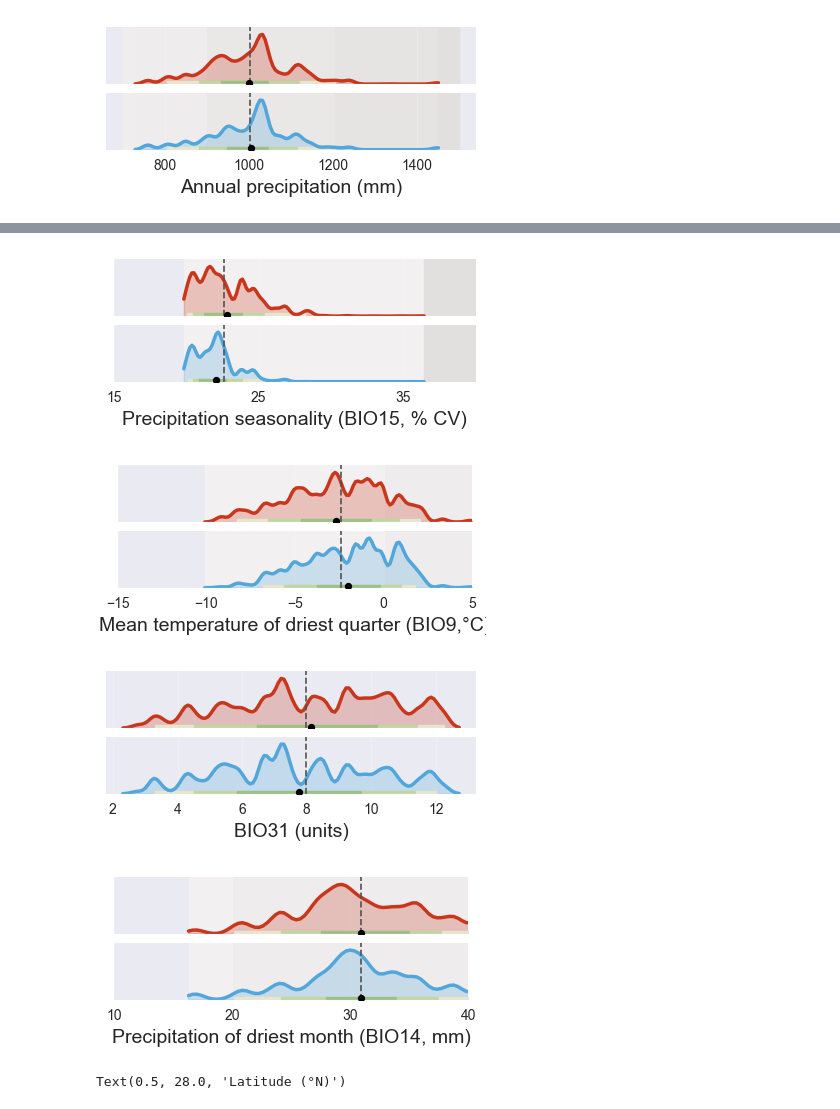
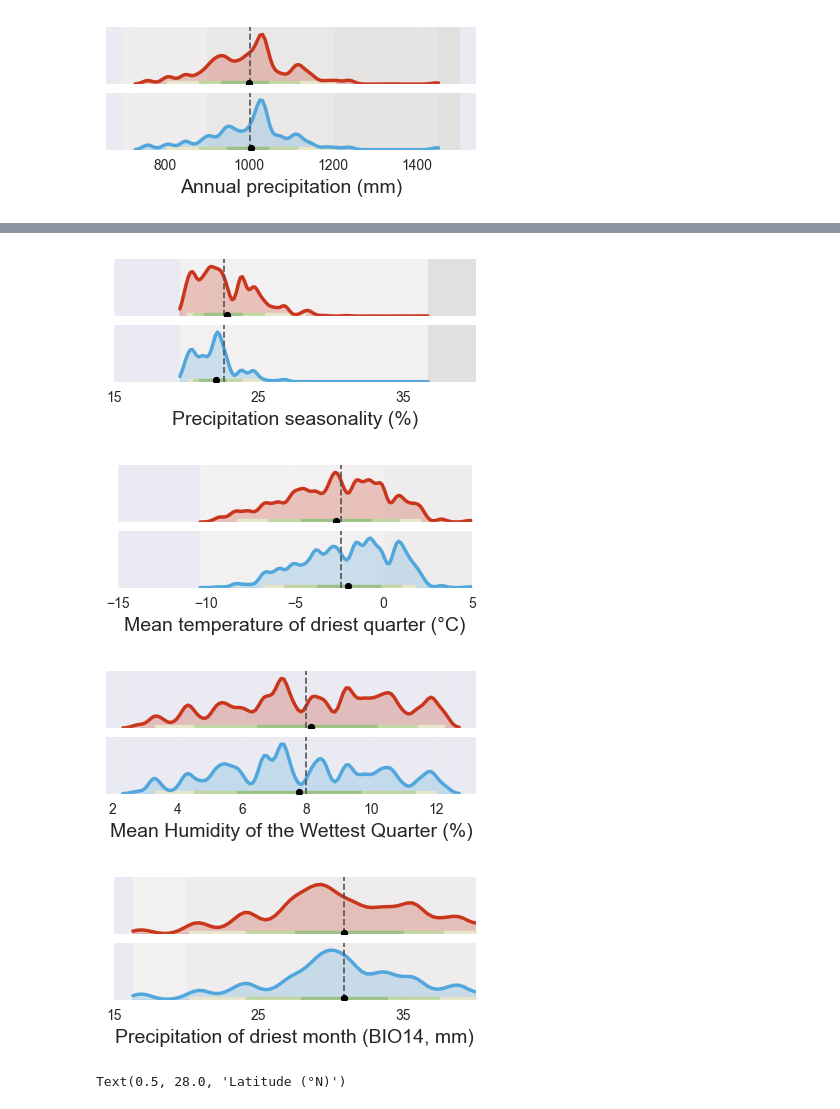
Before and after one commit to jorgelizarazo94/Maple_Quebecois, a Jupyter notebook: Maples_split.ipynb, the cells around one changed output, grey strips where cells are left out. Cells and saved outputs as stored; diff of their text form; code cells hidden in the pictures.

```diff
--- a/Maples_split.ipynb
+++ b/Maples_split.ipynb
@@ -892,7 +892,7 @@ for i, sp in enumerate(species_order):
     ax.grid(axis='x', alpha=0.2)
 
 # Etiquetas y leyenda mini
-axs[-1].set_xlabel('Precipitation seasonality (BIO15, % CV)', fontsize=14)
+axs[-1].set_xlabel('Precipitation seasonality (%)', fontsize=14)
 #fig.text(0.60, 0.75, '— Global mean',  ha='left', va='center', fontsize=11, color=darkgrey)
 #fig.text(0.60, 0.85,'● Species mean',  ha='left', va='center', fontsize=11, color=darkgrey)
 
@@ -906,7 +906,7 @@ plt.subplots_adjust(hspace=0.15)
 plt.savefig('images/bio15.png', transparent=True, dpi=300)
 plt.show()
 # %% [output]
-[figure, old version]
+[figure, new version]
 # %%
 # === DATAFRAME (bio9) ===
 def fresh():
@@ -982,7 +982,7 @@ for i, sp in enumerate(species_order):
     ax.grid(axis='x', alpha=0.2)
 
 # Etiquetas y leyenda mini
-axs[-1].set_xlabel('Mean temperature of driest quarter (BIO9,°C)', fontsize=14)
+axs[-1].set_xlabel('Mean temperature of driest quarter (°C)', fontsize=14)
 #fig.text(0.60, 0.75, '— Global mean',  ha='left', va='center', fontsize=11, color=darkgrey)
 #fig.text(0.60, 0.85,'● Species mean',  ha='left', va='center', fontsize=11, color=darkgrey)
 
@@ -996,7 +996,7 @@ plt.subplots_adjust(hspace=0.15)
 plt.savefig('images/bio9.png', transparent=True, dpi=300)
 plt.show()
 # %% [output]
-[figure, old version]
+[figure, new version]
 # %%
 # === DATAFRAME (bio31) ===
 def fresh():
@@ -1068,7 +1068,7 @@ for i, sp in enumerate(species_order):
     ax.grid(axis='x', alpha=0.2)
 
 # Etiqueta de eje (genérica por si bio31 no está en °C/mm)
-axs[-1].set_xlabel('BIO31 (units)', fontsize=14)
+axs[-1].set_xlabel('Mean Humidity of the Wettest Quarter (%)', fontsize=14)
 
 # Leyenda mini
 #fig.text(0.60, 0.75, '— Global mean',  ha='left', va='center', fontsize=11, color=darkgrey)
@@ -1079,7 +1079,7 @@ plt.subplots_adjust(hspace=0.15)
 plt.savefig('images/bio31.png', transparent=True, dpi=300)
 plt.show()
 # %% [output]
-[figure, old version]
+[figure, new version]
 # %%
 
 def fresh():
@@ -1139,36 +1139,36 @@ for i, sp in enumerate(species_order):
     qs = np.percentile(subset['bio14'], [2.5, 10, 25, 75, 90, 97.5])
     band_y = 0.06
     for j in range(len(qs) - 1):
         ax.fill_between([qs[j], qs[j+1]], 0, band_y, color=colors[j], alpha=1.0)
 
     # Medias
     sp_mean = subset['bio14'].mean()
     ax.axvline(global_mean, color=darkgrey, linestyle='--', linewidth=1.2)
     ax.scatter([sp_mean], [band_y/2], color='black', s=18, zorder=4)
 
     # Limpieza
     ax.set_ylim(0, y_scale)
     ax.set_yticks([])
     ax.spines[['left','top','right']].set_visible(False)
     ax.grid(axis='x', alpha=0.2)
 
 # Etiquetas y leyenda mini
 axs[-1].set_xlabel('Precipitation of driest month (BIO14, mm)', fontsize=14)
 #fig.text(0.60, 0.75, '— Global mean',  ha='left', va='center', fontsize=11, color=darkgrey)
 #fig.text(0.60, 0.85,'● Species mean',  ha='left', va='center', fontsize=11, color=darkgrey)
 
 # (Opcional) restringir eje a 0–100 mm si quieres un rango más enfocado
 for ax in axs:
- ax.set_xlim(10, 40)
- ax.set_xticks(np.arange(10, 41, 10))
+ ax.set_xlim(15, 40)
+ ax.set_xticks(np.arange(15, 41, 10))
 
 plt.tight_layout()
 plt.subplots_adjust(hspace=0.15)
 plt.savefig('images/bio14.png', transparent=True, dpi=300)
 
 plt.show()
 # %% [output]
-[figure, old version]
+[figure, new version]
 # %%
 # KDE de distribución latitudinal
 def fresh():
```
Also changed, not shown: parts of 2 cells of this notebook.
